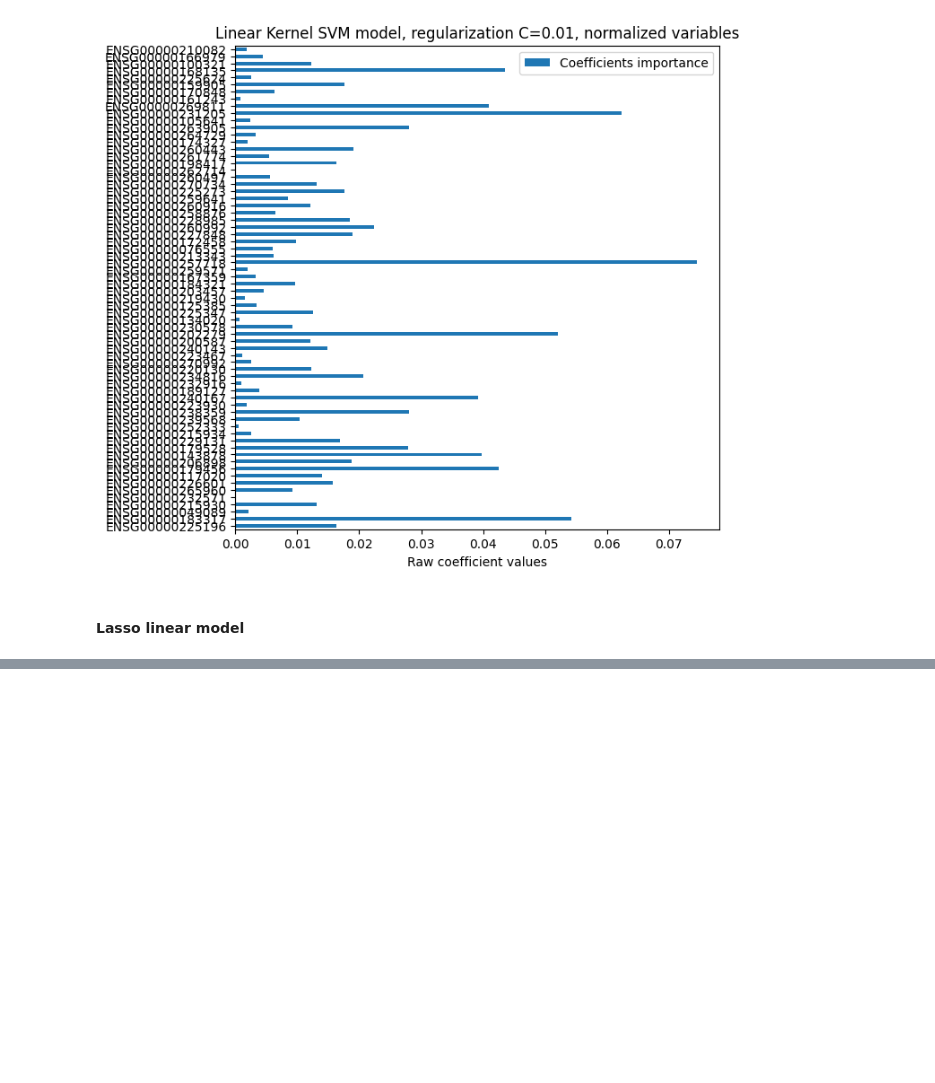
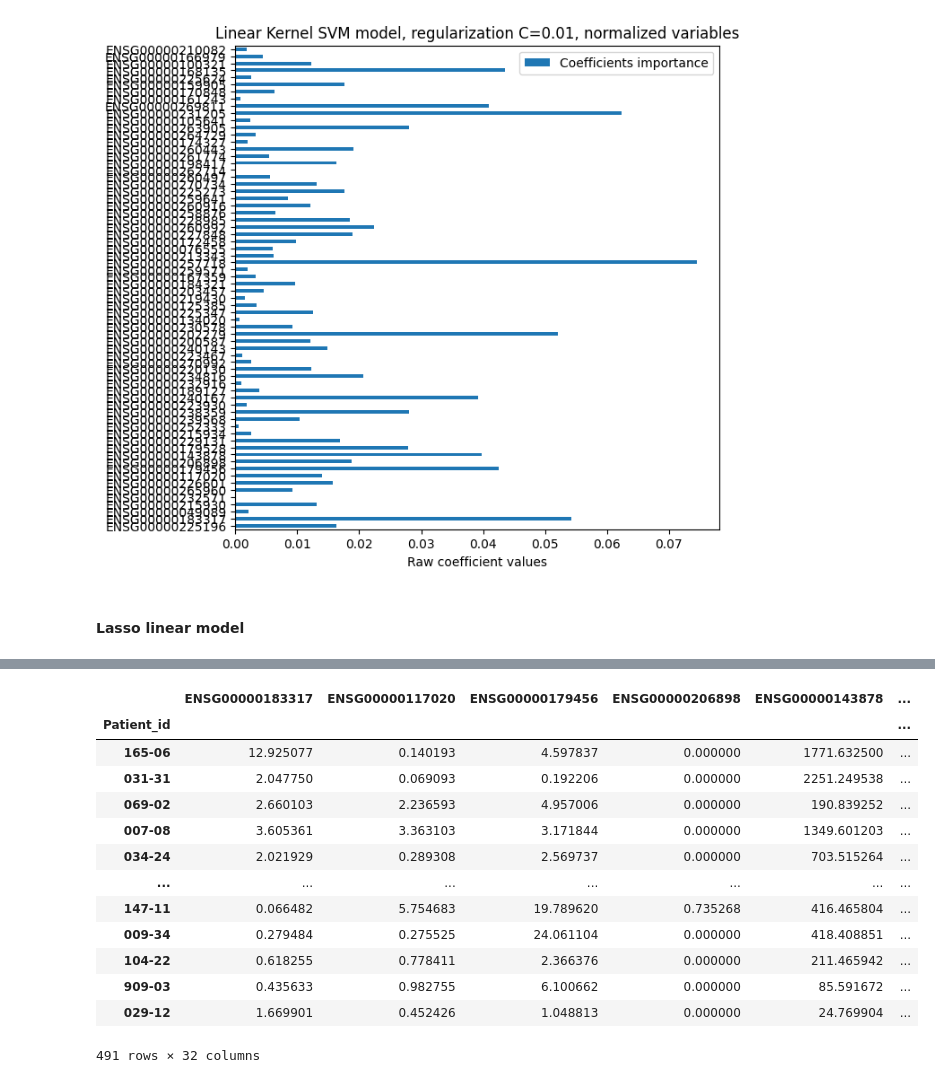
Before and after one commit to Syrinechen/Myeloma-project-draft, a Jupyter notebook: feature_extraction.ipynb, the cells around one changed output, grey strips where cells are left out. Cells and saved outputs as stored; diff of their text form; code cells hidden in the pictures; blank space fills up the shorter version.

```diff
--- a/feature_extraction.ipynb
+++ b/feature_extraction.ipynb
@@ -146,0 +176,17 @@ identified_genes=list(pd.read_csv('identified_genes_panel_routine.csv').values[:
+# %%
+data_reduced
+# %% [output]
+|  | ENSG00000183317 | ENSG00000117020 | ENSG00000179456 | ENSG00000206898 | ENSG00000143878 | ... |
+| Patient_id |  |  |  |  |  | ... |
+| 165-06 | 12.925077 | 0.140193 | 4.597837 | 0.000000 | 1771.632500 | ... |
+| 031-31 | 2.047750 | 0.069093 | 0.192206 | 0.000000 | 2251.249538 | ... |
+| 069-02 | 2.660103 | 2.236593 | 4.957006 | 0.000000 | 190.839252 | ... |
+| 007-08 | 3.605361 | 3.363103 | 3.171844 | 0.000000 | 1349.601203 | ... |
+| 034-24 | 2.021929 | 0.289308 | 2.569737 | 0.000000 | 703.515264 | ... |
+| ... | ... | ... | ... | ... | ... | ... |
+| 147-11 | 0.066482 | 5.754683 | 19.789620 | 0.735268 | 416.465804 | ... |
+| 009-34 | 0.279484 | 0.275525 | 24.061104 | 0.000000 | 418.408851 | ... |
+| 104-22 | 0.618255 | 0.778411 | 2.366376 | 0.000000 | 211.465942 | ... |
+| 909-03 | 0.435633 | 0.982755 | 6.100662 | 0.000000 | 85.591672 | ... |
+| 029-12 | 1.669901 | 0.452426 | 1.048813 | 0.000000 | 24.769904 | ... |
+491 rows × 32 columns
```
Also changed, not shown: parts of 34 cells of this notebook, 3 other files.
